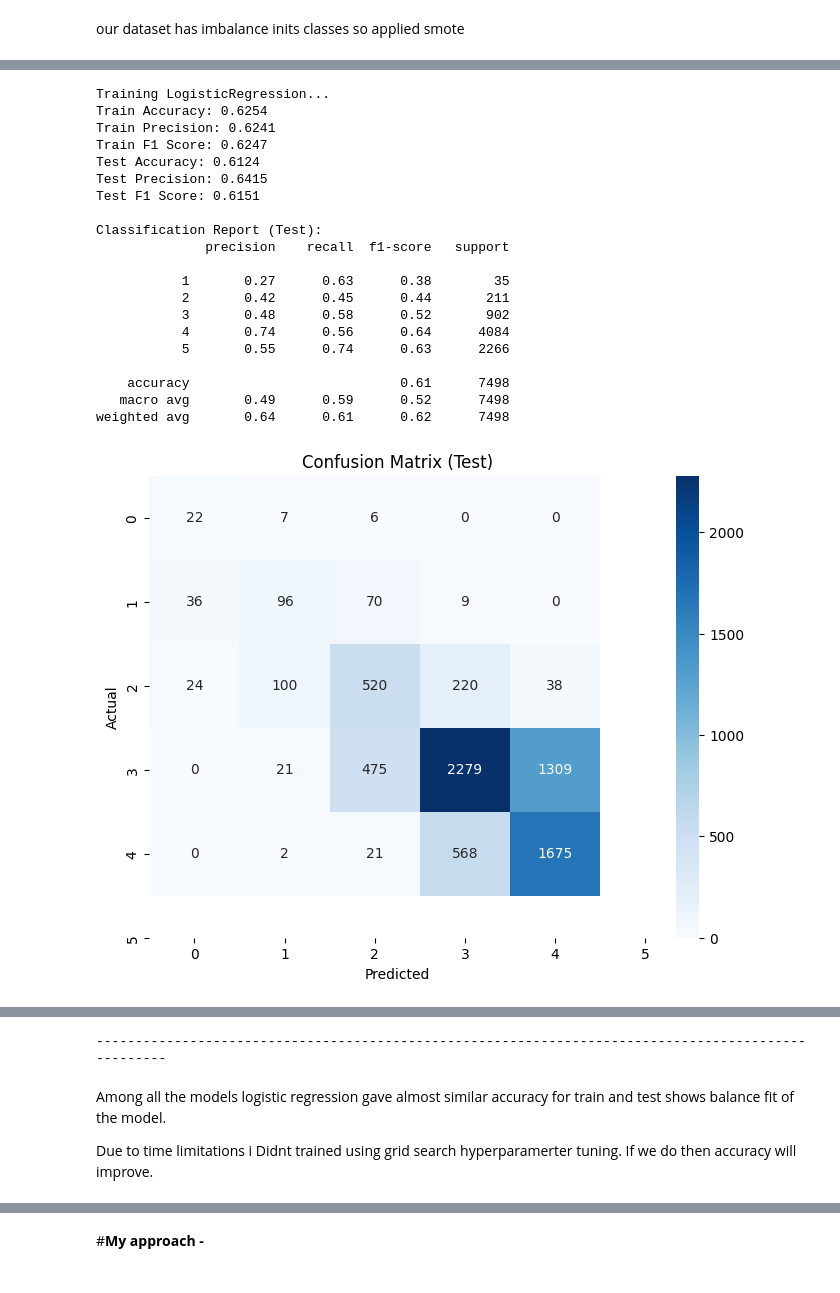
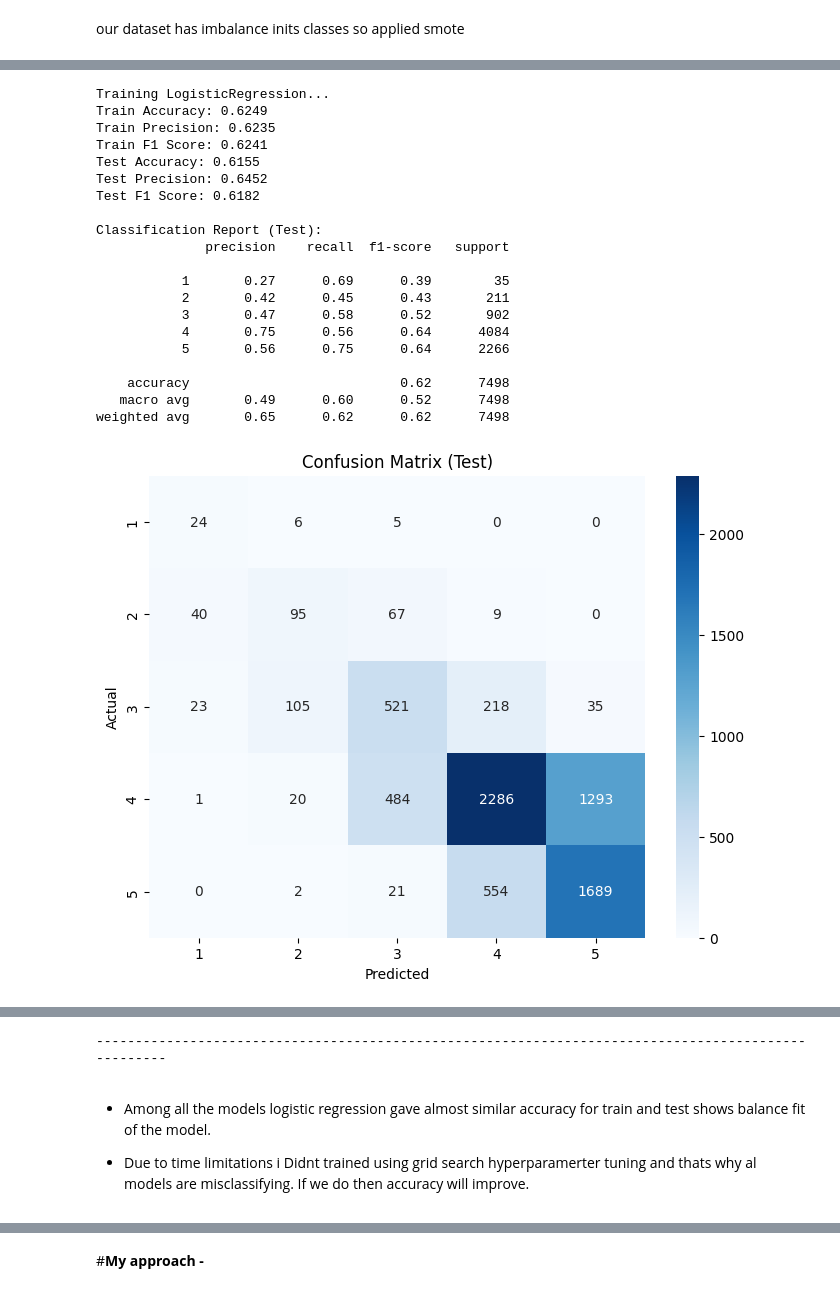
Before and after one commit to Rohit-Saswadkar/Blue-Bash-beer-review-prediction, a Jupyter notebook: Bluebash_beer_review_prediction.ipynb, the cells around one changed output, grey strips where cells are left out. Saved outputs shown, nothing was run; the diff lists cells and outputs as text; code cells hidden in the pictures.

```diff
--- a/Bluebash_beer_review_prediction.ipynb
+++ b/Bluebash_beer_review_prediction.ipynb
@@ -293,3 +288,5 @@ Name: review/timeStruct, Length: 37490, dtype: object
+# %%
+df.drop('review/timeStruct', axis = 1, inplace = True)
 # %% [markdown]
 ###4] Converting age in years and as well as Null value imputation using Analysis
 # %% [markdown]
@@ -584,9 +577,9 @@ As per my analysis I colncluded to drop this columns:
 
 * 6] I converted 'review\text' into review_sentiment in 1 to 5 ratings as per the sentimens so going to drop it.
 # %%
-df.drop(columns = ['beer/beerId','beer/brewerId','beer/name','beer/style','review/text','review/timeStruct',
-       'review/timeUnix', 'user/ageInSeconds', 'user/birthdayRaw',
-       'user/birthdayUnix', 'user/gender', 'user/profileName','review_time'], axis = 1, inplace = True)
+df.drop(columns = ['beer/beerId','beer/brewerId','beer/name',
+        'user/ageInSeconds', 'user/birthdayRaw',
+       'user/birthdayUnix', 'user/gender', 'user/profileName'], axis = 1, inplace = True)
 # %%
 df.columns
 # %% [output]
@@ -594,6 +587,8 @@ Index(['beer/ABV', 'review/appearance', 'review/aroma', 'review/overall',
        'review/palate', 'review/taste', 'style_category', 'review_sentiment',
        'day', 'month', 'year', 'hour', 'user/ageInYears'],
       dtype='object')
+# %%
+df.drop('user/ageInYears', axis = 1, inplace = True)
 # %%
 df['style_category'].value_counts()
 # %% [output]
@@ -791,18 +788,41 @@ X_test_scaled = scaler.transform(X_test)
 # %%
 from sklearn.decomposition import PCA
 import numpy as np
+import matplotlib.pyplot as plt
+
 # Initialize PCA and find the optimal number of components
 def find_best_n_components(X_train_scaled, variance_threshold=0.95):
     pca = PCA()
     pca.fit(X_train_scaled)
     cumsum = np.cumsum(pca.explained_variance_ratio_)
-    num_components = np.argmax(cumsum >= variance_threshold) + 1
+
+    # Find the number of components required to explain the desired variance
+    num_components = int(np.argmax(cumsum >= variance_threshold) + 1)  # Ensure num_components is an integer
+
+    # Plot the explained variance
+    plt.figure(figsize=(8, 6))
+    plt.plot(np.arange(1, len(cumsum) + 1), cumsum, marker='o', linestyle='--', color='b')
+    plt.axhline(y=variance_threshold, color='r', linestyle='-')
+    plt.title('Explained Variance by Components')
+    plt.xlabel('Number of Components')
+    plt.ylabel('Cumulative Explained Variance')
+    plt.grid(True)
+    plt.show()
+
     return num_components
 
+variance_threshold = 0.95
 # Get the optimal number of components
 n_components = find_best_n_components(X_train_scaled)
+print('-' * 50)
+print(f"Optimal number of components for {variance_threshold} variance threshold is {n_components}")
 
 # Apply PCA with the optimal number of components
 pca = PCA(n_components=n_components)
 X_train_pca = pca.fit_transform(X_train_scaled)
 X_test_pca = pca.transform(X_test_scaled)
+
+# Display the cumulative variance explained by the selected components
+explained_variance = np.sum(pca.explained_variance_ratio_)
+
+print(f"Cumulative explained variance by {n_components} components: {explained_variance:.2f}")
@@ -823,6 +848,7 @@ from sklearn.linear_model import LogisticRegression
 from sklearn.metrics import accuracy_score, precision_score, f1_score, confusion_matrix, classification_report
 import seaborn as sns
 import matplotlib.pyplot as plt
+import numpy as np
 
 def train_and_evaluate_simple_model(X_train, y_train, X_test, y_test, model):
     # Fit the model
@@ -857,55 +883,58 @@ def train_and_evaluate_simple_model(X_train, y_train, X_test, y_test, model):
 
     # Plot confusion matrix for test set
     conf_matrix = confusion_matrix(y_test, y_test_pred)
+
+    # Determine unique labels in y_test and y_test_pred
+    unique_labels = np.unique(np.concatenate((y_test, y_test_pred)))
+
     plt.figure(figsize=(8, 6))
     sns.heatmap(conf_matrix, annot=True, fmt='d', cmap='Blues',
-                xticklabels=['0', '1', '2', '3', '4', '5'],
-                yticklabels=['0', '1', '2', '3', '4', '5'])
+                xticklabels=unique_labels,
+                yticklabels=unique_labels)
     plt.title('Confusion Matrix (Test)')
     plt.xlabel('Predicted')
     plt.ylabel('Actual')
     plt.show()
     print('-' * 100)
     print()
 
     return model
-
 
 
 # Initialize models
 models = {
     'LogisticRegression': LogisticRegression(),
     'RandomForestClassifier': RandomForestClassifier(),
     'SVC': SVC(),
     'KNeighborsClassifier': KNeighborsClassifier()
 }
 
 # Apply function for each model
 for model_name, model in models.items():
     print(f"Training {model_name}...")
     trained_model = train_and_evaluate_simple_model(X_train_pca, y_train_smote, X_test_pca, y_test, model)
 # %% [output]
 Training LogisticRegression...
-Train Accuracy: 0.6254
-Train Precision: 0.6241
-Train F1 Score: 0.6247
-Test Accuracy: 0.6124
-Test Precision: 0.6415
-Test F1 Score: 0.6151
+Train Accuracy: 0.6249
+Train Precision: 0.6235
+Train F1 Score: 0.6241
+Test Accuracy: 0.6155
+Test Precision: 0.6452
+Test F1 Score: 0.6182
 
 Classification Report (Test):
               precision    recall  f1-score   support
 
-           1       0.27      0.63      0.38        35
-           2       0.42      0.45      0.44       211
-           3       0.48      0.58      0.52       902
-           4       0.74      0.56      0.64      4084
-           5       0.55      0.74      0.63      2266
+           1       0.27      0.69      0.39        35
+           2       0.42      0.45      0.43       211
+           3       0.47      0.58      0.52       902
+           4       0.75      0.56      0.64      4084
+           5       0.56      0.75      0.64      2266
 
-    accuracy                           0.61      7498
-   macro avg       0.49      0.59      0.52      7498
-weighted avg       0.64      0.61      0.62      7498
+    accuracy                           0.62      7498
+   macro avg       0.49      0.60      0.52      7498
+weighted avg       0.65      0.62      0.62      7498
-[figure, old version]
+[figure, new version]
 ----------------------------------------------------------------------------------------------------
 
 Training RandomForestClassifier...
@@ -963,5 +992,5 @@ weighted avg       0.58      0.58      0.58      7498
 ----------------------------------------------------------------------------------------------------
 # %% [markdown]
-Among all the models logistic regression gave almost similar accuracy for train and test shows balance fit of the model.
+* Among all the models logistic regression gave almost similar accuracy for train and test shows balance fit of the model.
 
-Due to time limitations i Didnt trained using grid search hyperparamerter tuning. If we do then accuracy will improve.
+* Due to time limitations i Didnt trained using grid search hyperparamerter tuning and thats why al models are misclassifying. If we do then accuracy will improve.
```
Also changed, not shown: parts of 33 cells of this notebook.
